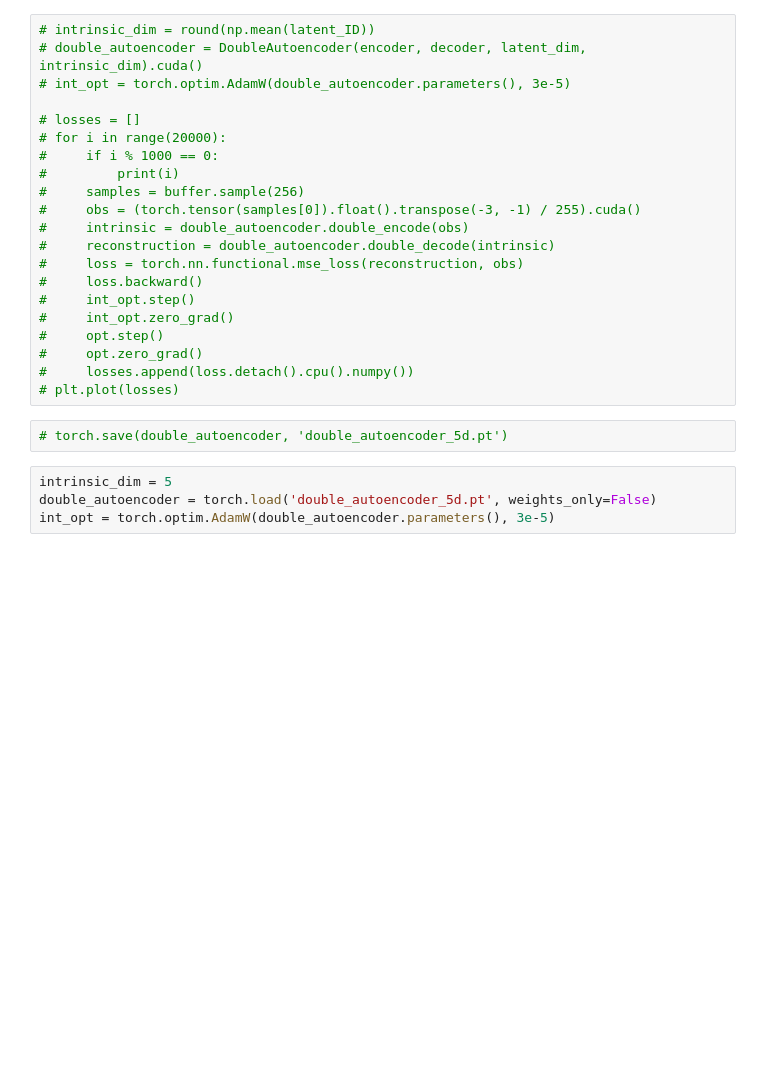
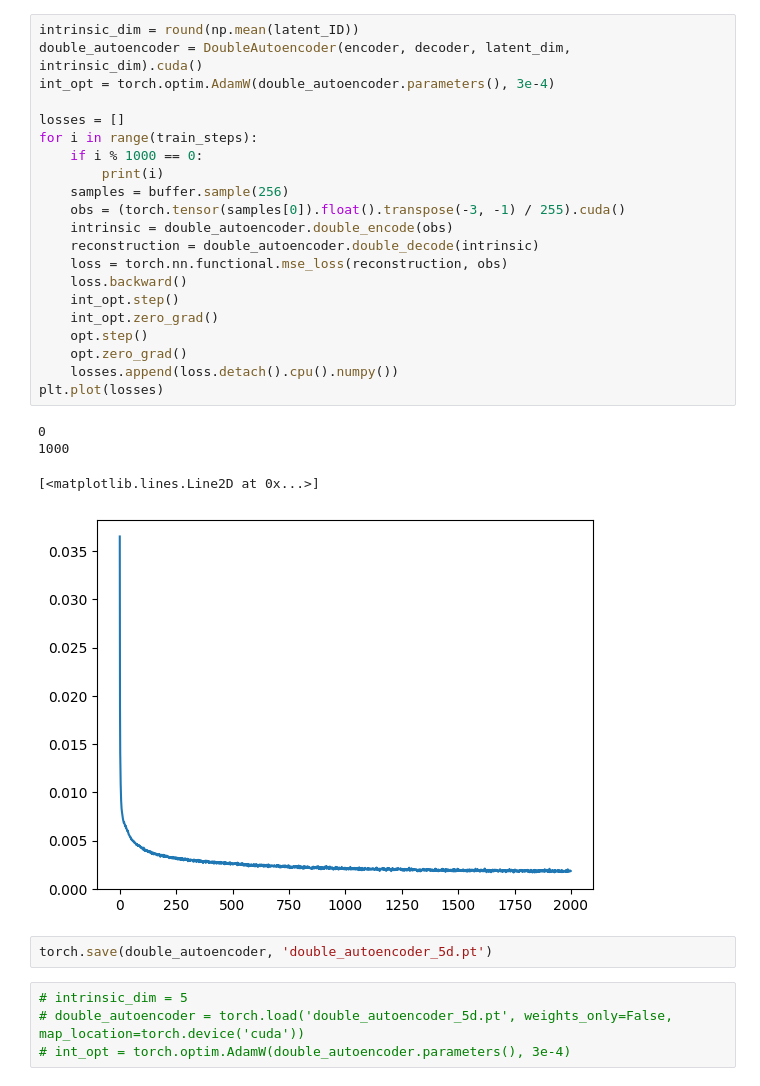
Before and after one commit to antony-zhao/RLTesting, a Jupyter notebook: rltesting/fvd_experiments/rl_double_pendulum.ipynb, the cells around one changed output. Cells and saved outputs as stored; diff of their text form; blank space fills up the shorter version.

```diff
--- a/rltesting/fvd_experiments/rl_double_pendulum.ipynb
+++ b/rltesting/fvd_experiments/rl_double_pendulum.ipynb
@@ -68,30 +78,35 @@ buffer = ReplayBuffer(buffer_shapes, dtypes, buffer_size=steps)
 # %%
-# intrinsic_dim = round(np.mean(latent_ID))
-# double_autoencoder = DoubleAutoencoder(encoder, decoder, latent_dim, intrinsic_dim).cuda()
-# int_opt = torch.optim.AdamW(double_autoencoder.parameters(), 3e-5)
+intrinsic_dim = round(np.mean(latent_ID))
+double_autoencoder = DoubleAutoencoder(encoder, decoder, latent_dim, intrinsic_dim).cuda()
+int_opt = torch.optim.AdamW(double_autoencoder.parameters(), 3e-4)
 
-# losses = []
-# for i in range(20000):
-#     if i % 1000 == 0:
-#         print(i)
-#     samples = buffer.sample(256)
-#     obs = (torch.tensor(samples[0]).float().transpose(-3, -1) / 255).cuda()
-#     intrinsic = double_autoencoder.double_encode(obs)
-#     reconstruction = double_autoencoder.double_decode(intrinsic)
-#     loss = torch.nn.functional.mse_loss(reconstruction, obs)
-#     loss.backward()
-#     int_opt.step()
-#     int_opt.zero_grad()
-#     opt.step()
-#     opt.zero_grad()
-#     losses.append(loss.detach().cpu().numpy())
-# plt.plot(losses)
+losses = []
+for i in range(train_steps):
+    if i % 1000 == 0:
+        print(i)
+    samples = buffer.sample(256)
+    obs = (torch.tensor(samples[0]).float().transpose(-3, -1) / 255).cuda()
+    intrinsic = double_autoencoder.double_encode(obs)
+    reconstruction = double_autoencoder.double_decode(intrinsic)
+    loss = torch.nn.functional.mse_loss(reconstruction, obs)
+    loss.backward()
+    int_opt.step()
+    int_opt.zero_grad()
+    opt.step()
+    opt.zero_grad()
+    losses.append(loss.detach().cpu().numpy())
+plt.plot(losses)
+# %% [output]
+0
+1000
+[<matplotlib.lines.Line2D at 0x...>]
+[figure, added]
 # %%
-# torch.save(double_autoencoder, 'double_autoencoder_5d.pt')
+torch.save(double_autoencoder, 'double_autoencoder_5d.pt')
 # %%
-intrinsic_dim = 5
-double_autoencoder = torch.load('double_autoencoder_5d.pt', weights_only=False)
-int_opt = torch.optim.AdamW(double_autoencoder.parameters(), 3e-5)
+# intrinsic_dim = 5
+# double_autoencoder = torch.load('double_autoencoder_5d.pt', weights_only=False, map_location=torch.device('cuda'))
+# int_opt = torch.optim.AdamW(double_autoencoder.parameters(), 3e-4)
 # %%
 num_actions = 3
 q_network = MLP(intrinsic_dim, num_actions, skip_connections=False).cuda()
```
Also changed, not shown: parts of 9 cells of this notebook, 5 other files.
